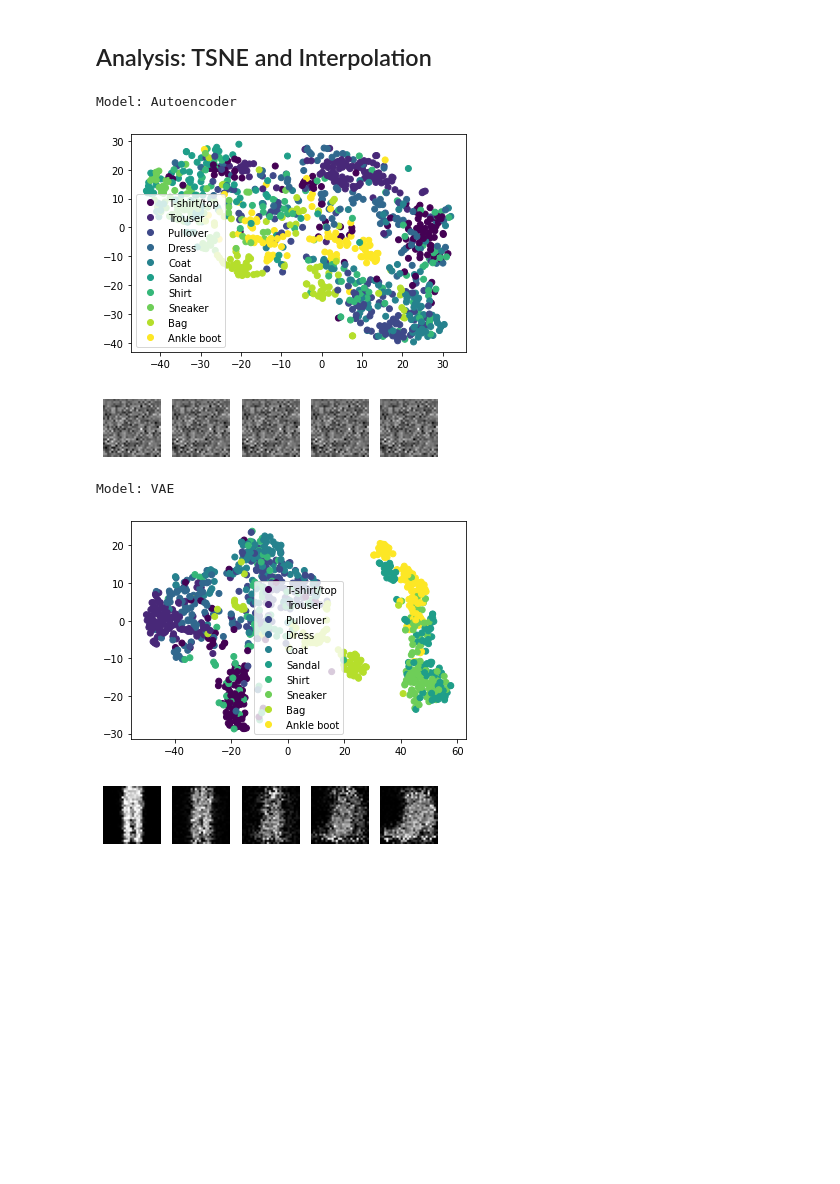
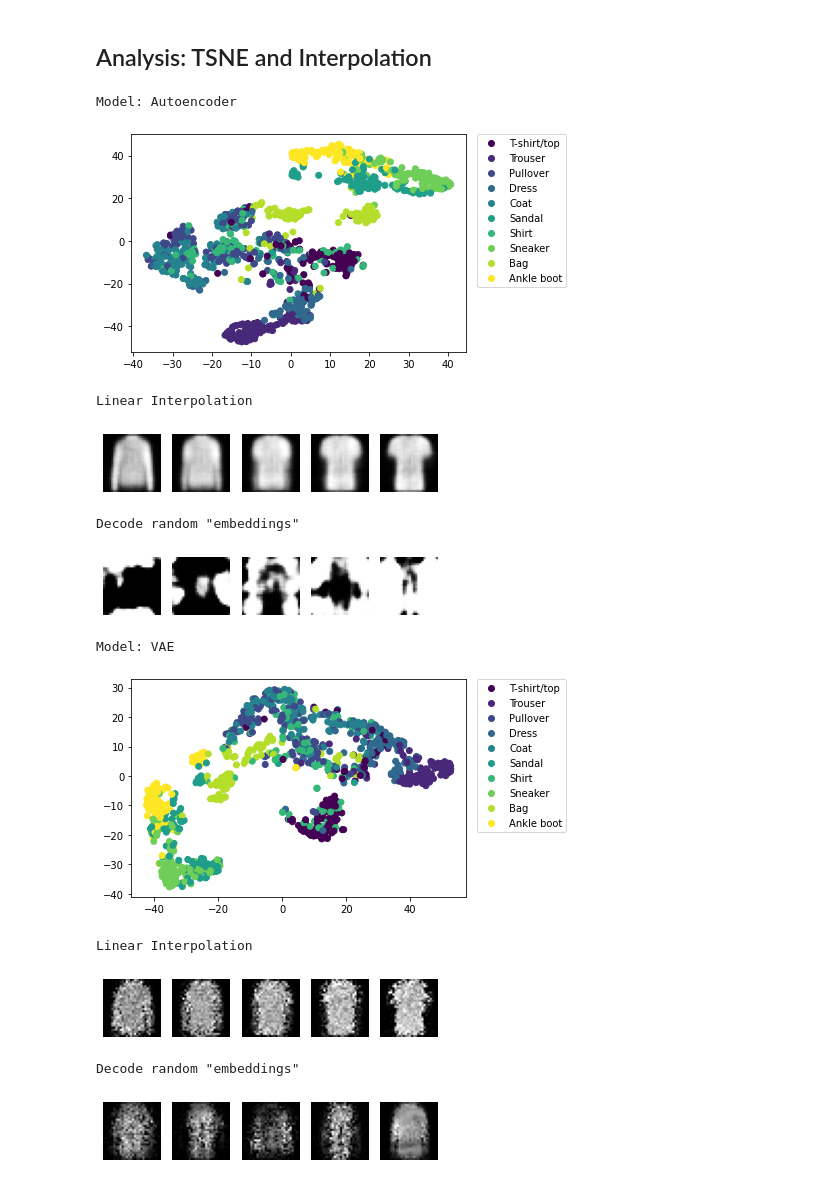
Before and after one commit to HSinger04/TensorflowCourse, a Jupyter notebook: ANNwTFHW7.ipynb, the cells around one changed output. Cells and saved outputs as stored; diff of their text form; code cells hidden in the pictures; blank space fills up the shorter version.

Commit message:
Add random image generation and interpretation

```diff
--- a/ANNwTFHW7.ipynb
+++ b/ANNwTFHW7.ipynb
@@ -255,7 +263,7 @@ def plot_stats(train_stat, test_stat, stat_name):
 ## Prepare for training
 # %%
 NUM_EPOCHS = 10
-LEARNING_RATE = 0.001
+LEARNING_RATE = 0.0001
 loss = None
 OPTIMIZER = tf.keras.optimizers.Adam(LEARNING_RATE)
 TRAIN_STAT_DIM = (int(x_train.cardinality()))
@@ -376,43 +384,71 @@ for model_name, model in models.items():
     fig, ax = plt.subplots()
     # Create scatterplot with coloring according to classes
     scatter = ax.scatter(reduced_embeds[:,0], reduced_embeds[:,1], c=y_test)
-    ax.legend(scatter.legend_elements()[0], num_to_name)
+    ax.legend(scatter.legend_elements()[0], num_to_name, loc='upper right', borderaxespad=0., bbox_to_anchor=(1.3, 1))
     plt.show()
 
     # plot intepolation
 
     fig, ax = plt.subplots(1,5)
 
     n = len(embeddings)
 
     # pick two random embeddings
     embed1 = embeddings[embed1_ind]
     embed2 = embeddings[embed2_ind]
     diff = embed2 - embed1
 
     # interpolate linearly in 5 steps. First image is from embed1, last image is from embed2
+    print("Linear Interpolation")
+
     for i, perc in enumerate((0, 0.25, 0.5, 0.75, 1)):
         embed = embed1 + diff * perc
         # add batch dimension to feed into decoder
         embed = np.expand_dims(embed, axis=0)
         out = model.decode(embed)
 
         if model_name == 'VAE':
             out = tf.clip_by_value(out, 0, 1)
 
         # remove batch and channel dimension
         out = np.reshape(out, (28, 28))
         ax[i].imshow(out, cmap='gray')
         ax[i].axis("off")
 
     plt.show()
 
-# TODO: Is this what I expected?
-# TODO: How is it related to courseware?
+    # sample from the latent space 5 times and see what images we get
+    print('Decode random "embeddings"')
+
+    samples = tfp.distributions.Independent(tfp.distributions.Normal(loc=tf.zeros(10), scale=1),
+                        reinterpreted_batch_ndims=1).sample(5)
+
+    fig, ax = plt.subplots(1,5)
+
+    for i, sample in enumerate(samples):
+        # add batch dimension to feed into decoder
+        sample = np.expand_dims(sample, axis=0)
+        out = model.decode(sample)
+
+        if model_name == 'VAE':
+            out = tf.clip_by_value(out, 0, 1)
+
+        out = np.reshape(out, (28, 28))
+
+        ax[i].imshow(out, cmap='gray')
+        ax[i].axis("off")
+
+    plt.show()
 # %% [output]
 Model: Autoencoder
-[figure, old version]
+[figure, new version]
+Linear Interpolation
-[figure, old version]
+[figure, new version]
-Model: VAE
+Decode random "embeddings"
-[figure, old version]
+[figure, new version]
+Model: VAE
-[figure, old version]
+[figure, new version]
+Linear Interpolation
+[figure, added]
+Decode random "embeddings"
+[figure, added]
```
Also changed, not shown: parts of 3 cells of this notebook.
